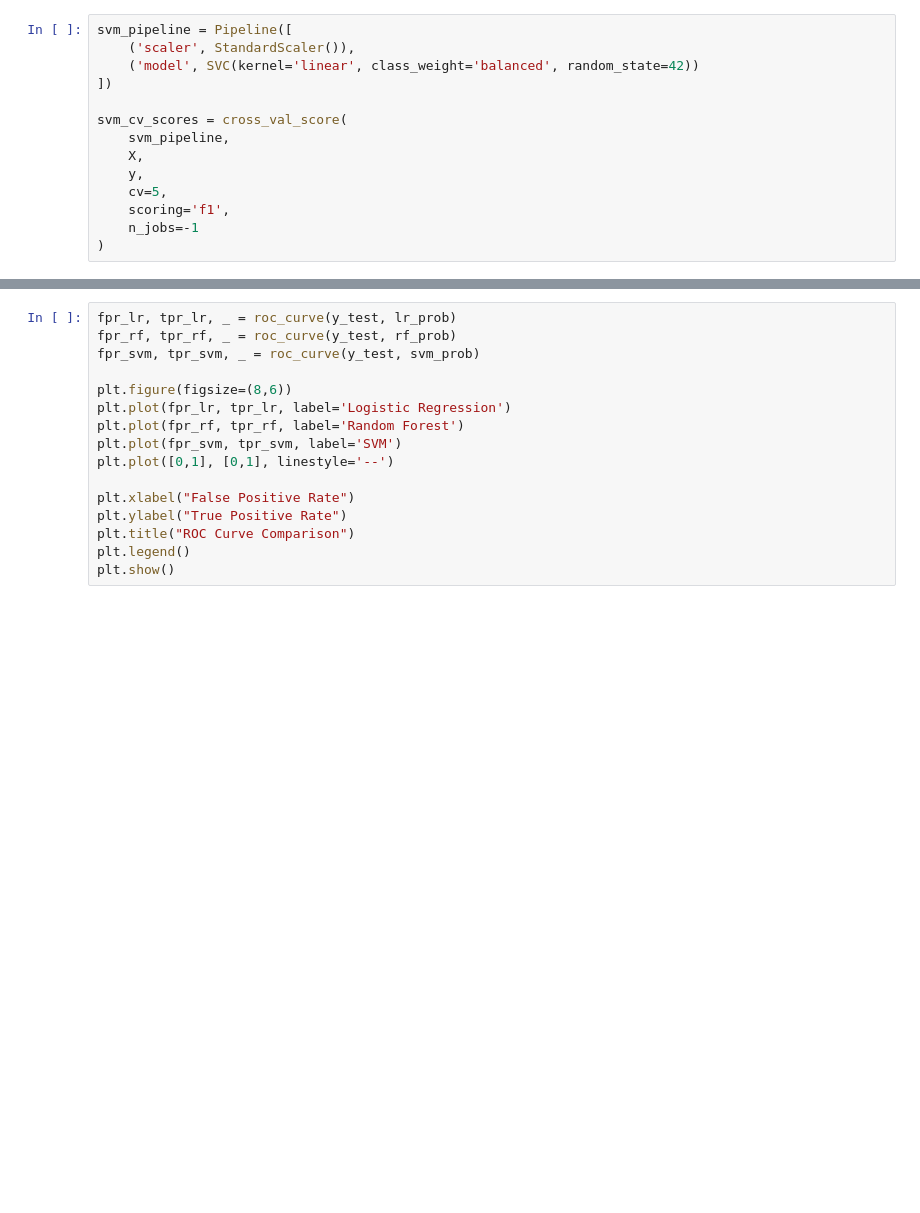
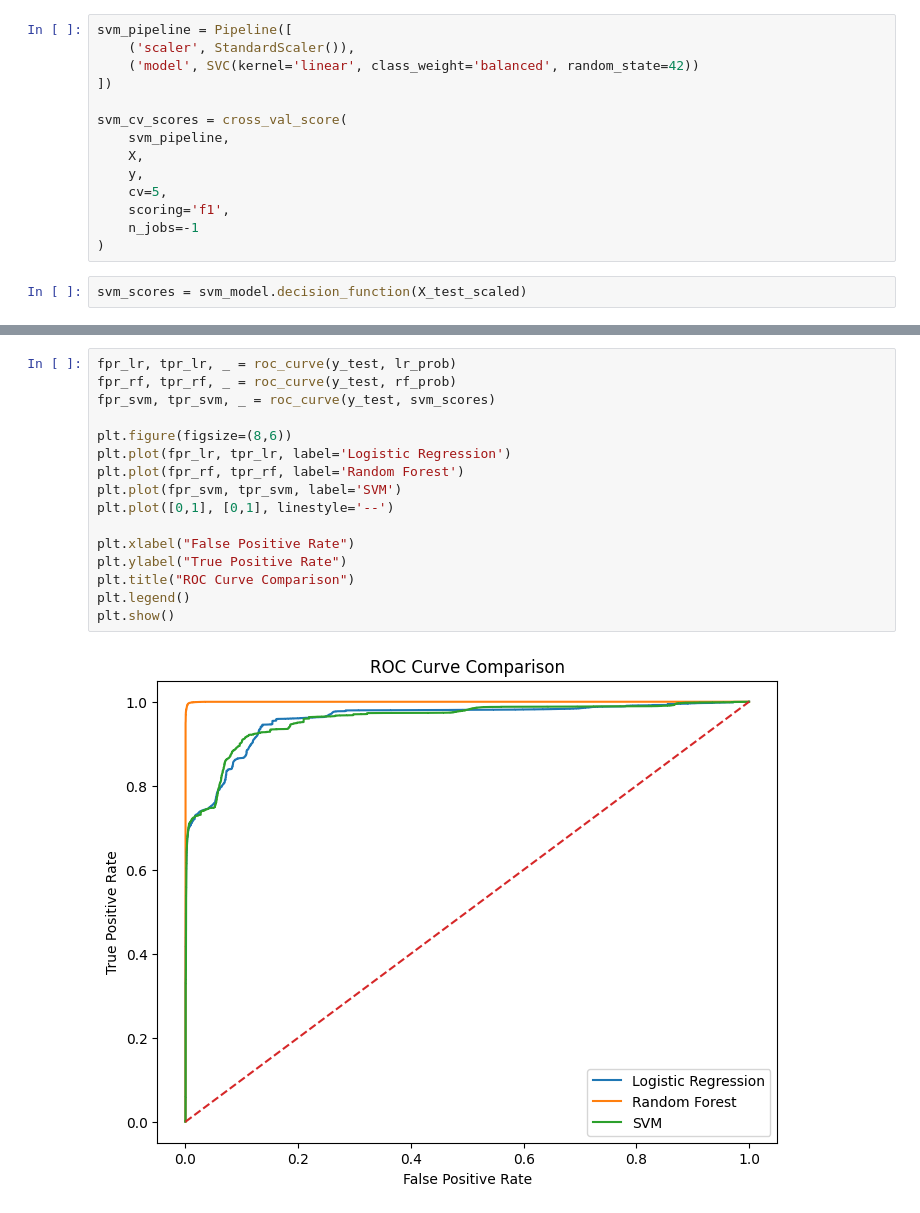
Before and after one commit to BadiaBaghdadi/Encrypted_Network_Traffic_Behavioural_Analysis, a Jupyter notebook: 3_Data_Modelling.ipynb, the cells around one changed output, grey strips where cells are left out. Cells and saved outputs as stored; diff of their text form; blank space fills up the shorter version.

Commit message:
shap + model results

```diff
--- a/3_Data_Modelling.ipynb
+++ b/3_Data_Modelling.ipynb
@@ -136,6 +134,8 @@ svm_cv_scores = cross_val_score(
     scoring='f1',
     n_jobs=-1
 )
+# %%
+svm_scores = svm_model.decision_function(X_test_scaled)
 # %%
 results = pd.DataFrame({
     'Model': ['Logistic Regression', 'Random Forest', 'SVM'],
@@ -170,19 +175,21 @@ results
 # %%
 fpr_lr, tpr_lr, _ = roc_curve(y_test, lr_prob)
 fpr_rf, tpr_rf, _ = roc_curve(y_test, rf_prob)
-fpr_svm, tpr_svm, _ = roc_curve(y_test, svm_prob)
+fpr_svm, tpr_svm, _ = roc_curve(y_test, svm_scores)
 
 plt.figure(figsize=(8,6))
 plt.plot(fpr_lr, tpr_lr, label='Logistic Regression')
 plt.plot(fpr_rf, tpr_rf, label='Random Forest')
 plt.plot(fpr_svm, tpr_svm, label='SVM')
 plt.plot([0,1], [0,1], linestyle='--')
 
 plt.xlabel("False Positive Rate")
 plt.ylabel("True Positive Rate")
 plt.title("ROC Curve Comparison")
 plt.legend()
 plt.show()
+# %% [output]
+[figure, added]
 # %%
 perm_result = permutation_importance(
     rf_model,
```
Also changed, not shown: parts of 6 cells of this notebook, 1 other file.
